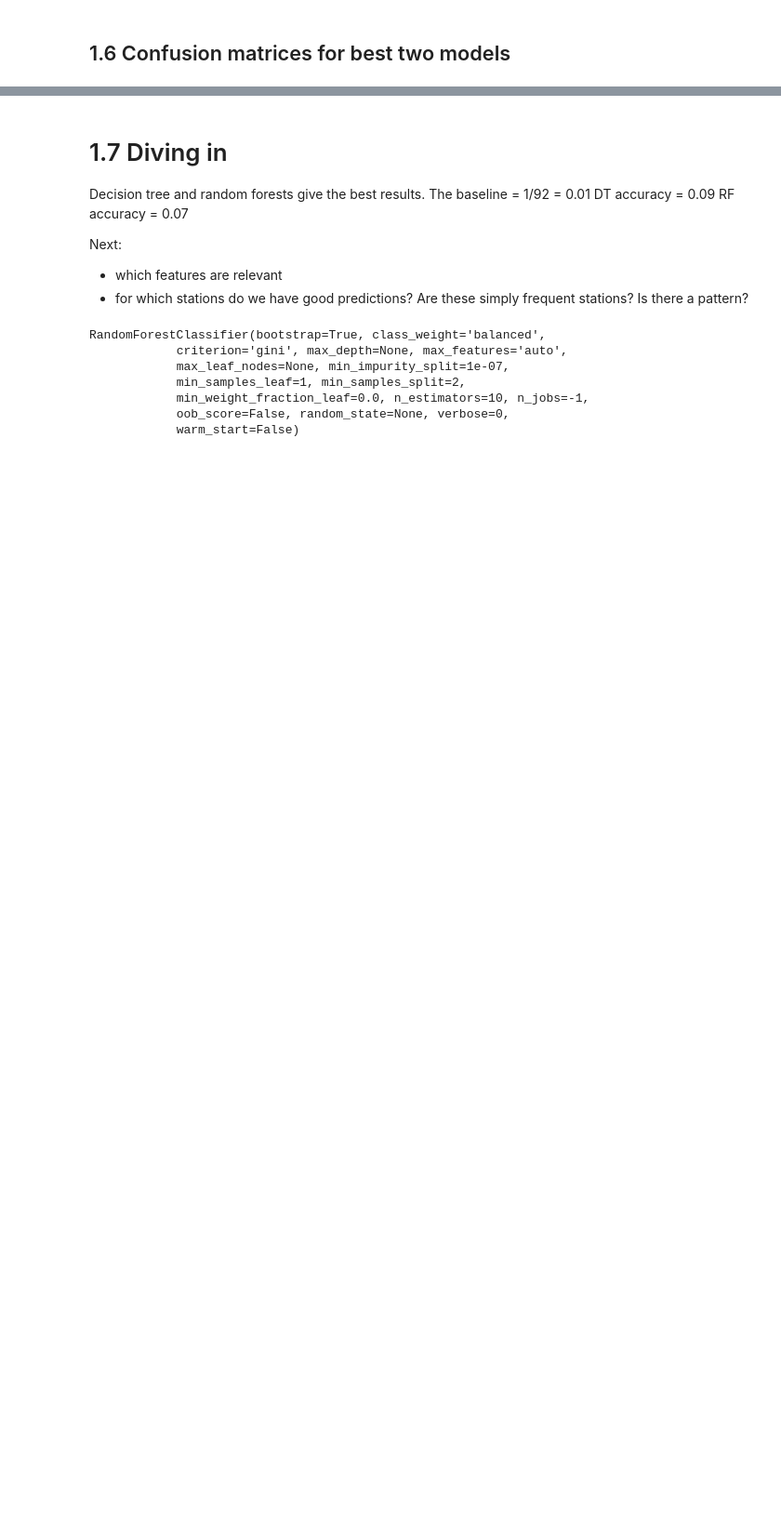
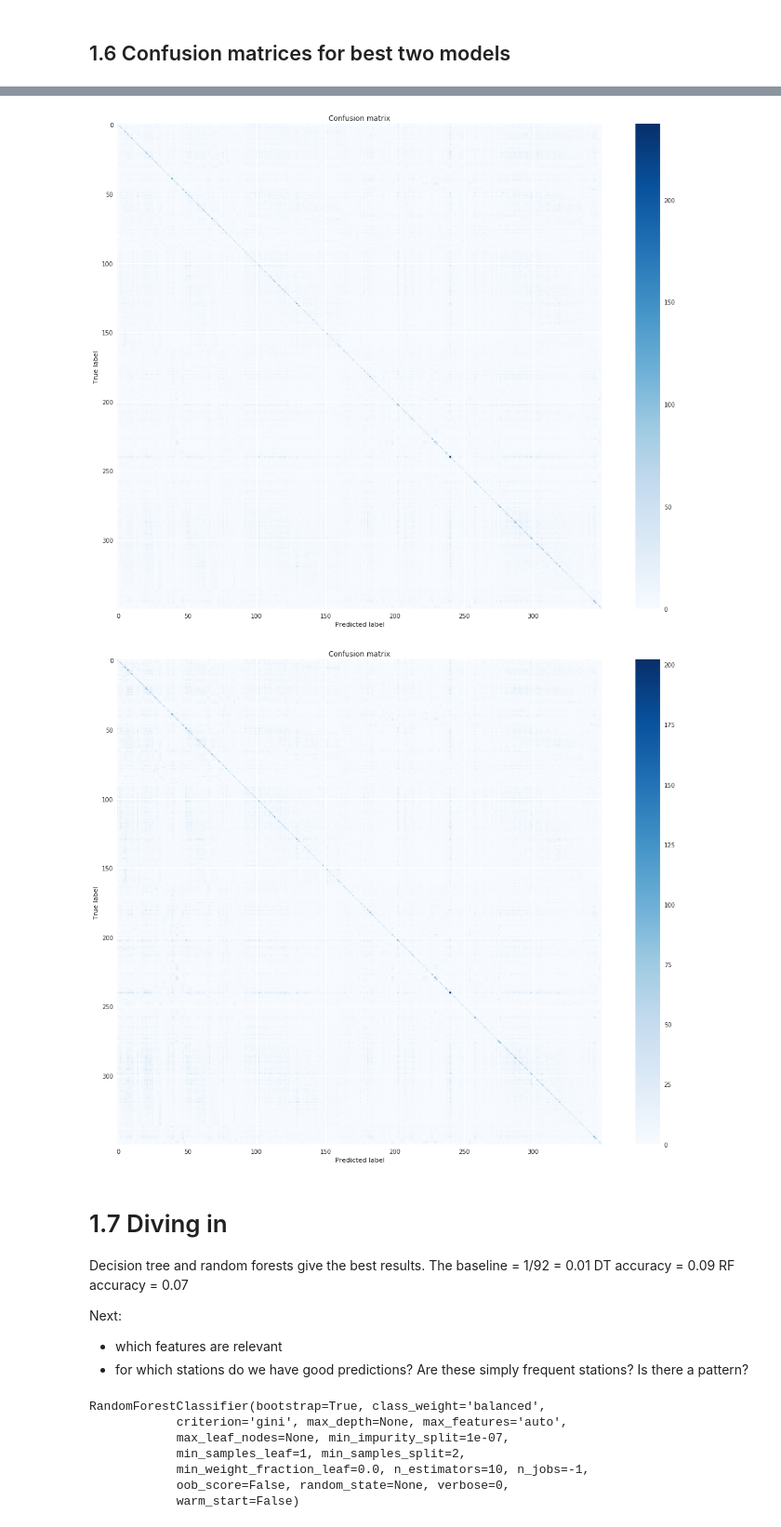
Before and after one commit to alvercau/Project_McNulty, a Jupyter notebook: notebooks/End_station_dow.ipynb, the cells around one changed output, grey strips where cells are left out. Shown at 93% size. Saved outputs shown, nothing was run; the diff lists cells and outputs as text; code cells hidden in the pictures; blank space fills up the shorter version.

```diff
--- a/notebooks/End_station_dow.ipynb
+++ b/notebooks/End_station_dow.ipynb
@@ -294,3 +292,9 @@ NameError: name 'cr_rf' is not defined
+# %%
+for cm in cms:
+    plot_confusion_matrix(cm, label_list)
+# %% [output]
+[figure, added]
+[figure, added]
 # %% [markdown]
 # 1.7 Diving in
 Decision tree and random forests give the best results.
```
Also changed, not shown: parts of 46 cells of this notebook.
